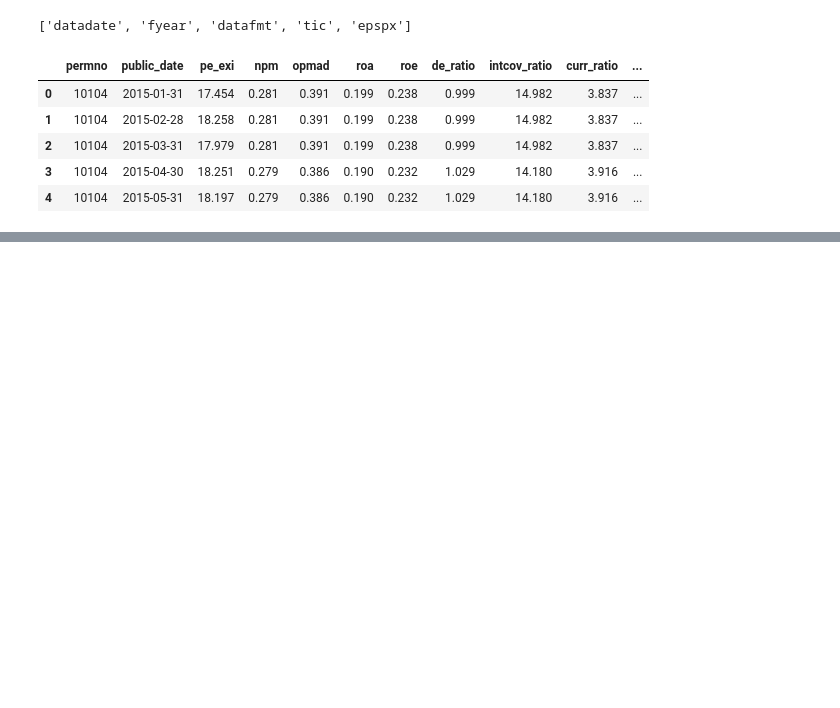
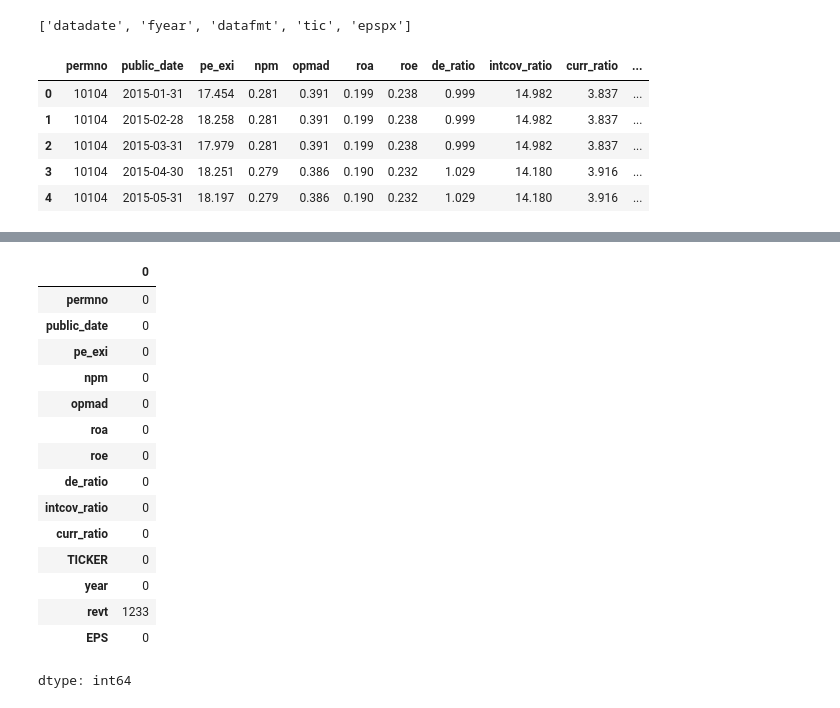
Before and after one commit to AtulAravindDas/FinVAR, a Jupyter notebook: Datasetcreation.ipynb, the cells around one changed output, grey strips where cells are left out. Saved outputs shown, nothing was run; the diff lists cells and outputs as text; code cells hidden in the pictures; blank space fills up the shorter version.

```diff
--- a/Datasetcreation.ipynb
+++ b/Datasetcreation.ipynb
@@ -265,0 +386,3 @@ financial_ratios.head()
+# %%
+revenues_df.drop(columns=['datadate','gvkey','indfmt','consol','popsrc','datafmt','curcd','costat'],axis=1,inplace=True)
+revenues_df.head()
@@ -265,0 +405,3 @@ financial_ratios.head()
+# %%
+financial_ratios=financial_ratios.merge(revenues_df[['TICKER','year','revt']],on=['TICKER','year'],how='left')
+financial_ratios.head()
@@ -265,0 +415,3 @@ financial_ratios.head()
+# %%
+epspx=financial_ratios['epspx']
+epspx
@@ -265,0 +433,4 @@ financial_ratios.head()
+# %%
+financial_ratios.drop(columns=['epspx'],axis=1,inplace=True)
+financial_ratios['EPS']=epspx
+financial_ratios.head()
@@ -265,0 +444,19 @@ financial_ratios.head()
+# %%
+financial_ratios.isnull().sum()
+# %% [output]
+|  | 0 |
+| permno | 0 |
+| public_date | 0 |
+| pe_exi | 0 |
+| npm | 0 |
+| opmad | 0 |
+| roa | 0 |
+| roe | 0 |
+| de_ratio | 0 |
+| intcov_ratio | 0 |
+| curr_ratio | 0 |
+| TICKER | 0 |
+| year | 0 |
+| revt | 1233 |
+| EPS | 0 |
+dtype: int64
```
Also changed, not shown: parts of 24 cells of this notebook.
